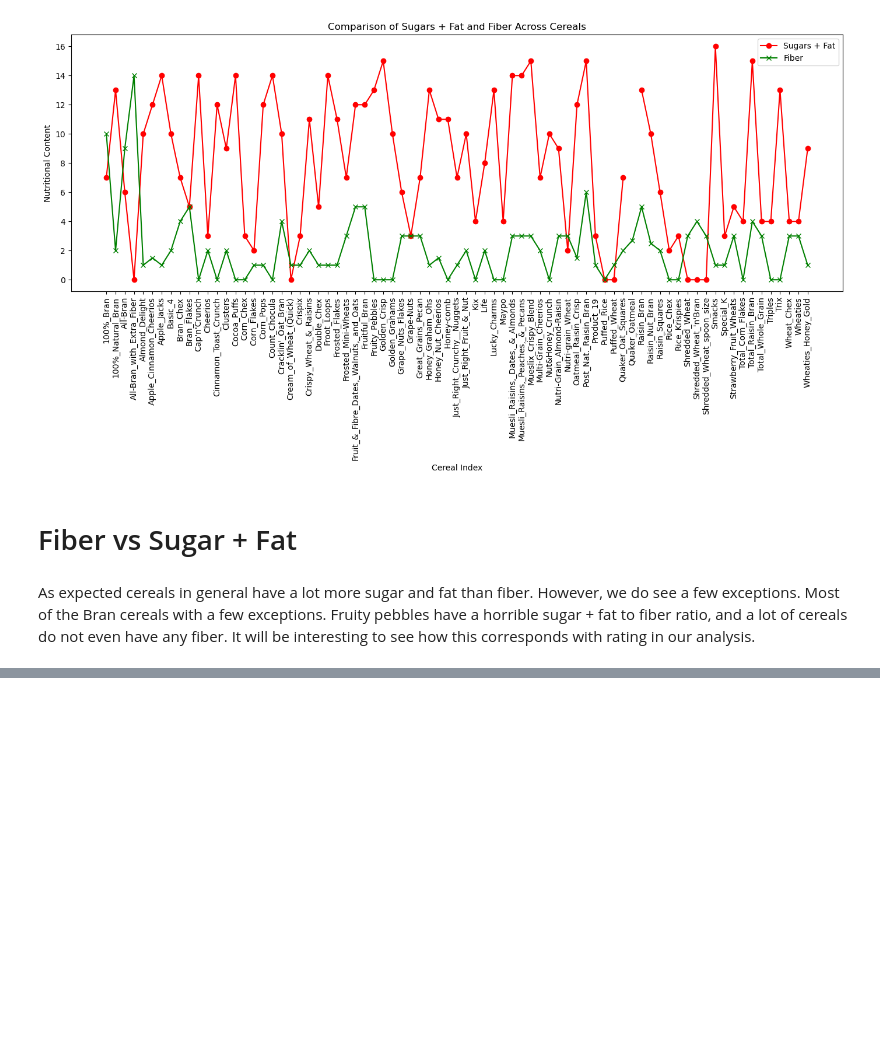
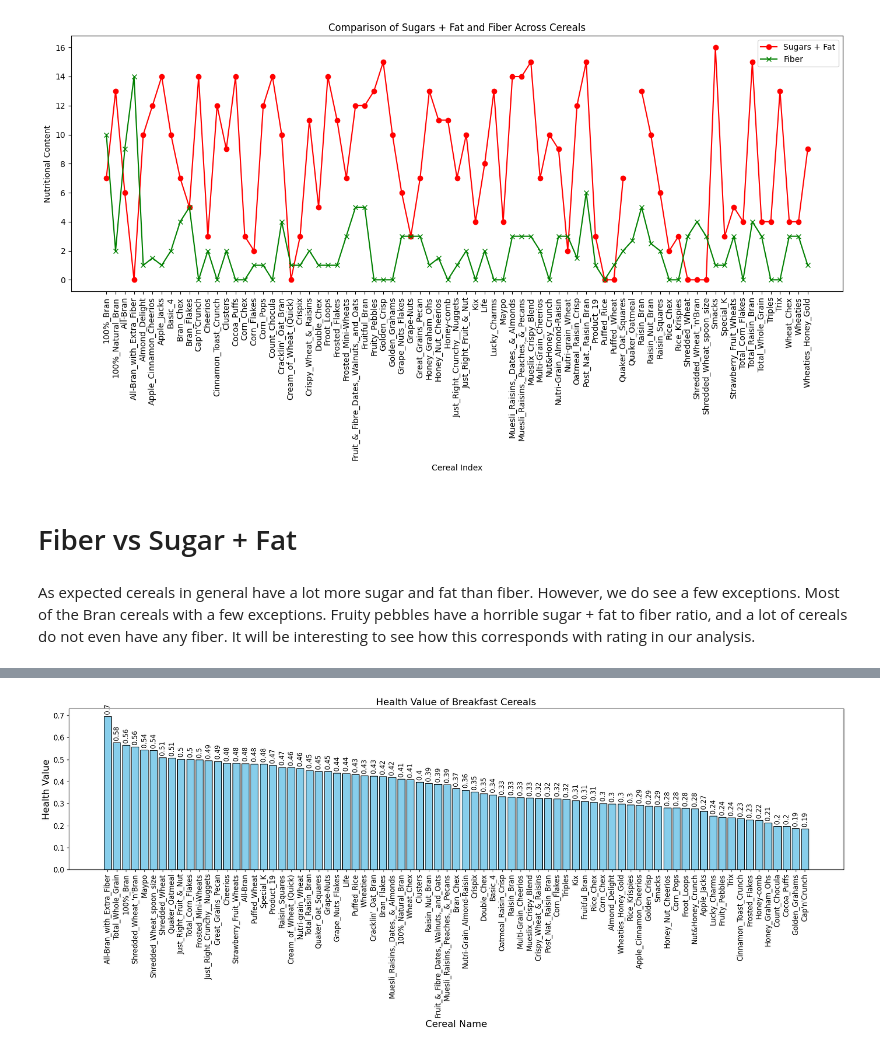
Before and after one commit to rgup17/final_project_cs210, a Jupyter notebook: Visaulizations.ipynb, the cells around one changed output, grey strips where cells are left out. Cells and saved outputs as stored; diff of their text form; code cells hidden in the pictures; blank space fills up the shorter version.

```diff
--- a/Visaulizations.ipynb
+++ b/Visaulizations.ipynb
@@ -2,7 +2,7 @@
 import pandas as pd
 import numpy as np
 from matplotlib import pyplot as plt
-cereal_data = pd.read_csv(r"C:\Users\TaneeshA\Downloads\Breakfast-Cereals.csv")
+cereal_data = pd.read_csv(r"Breakfast-Cereals.csv")
 # %%
 manufacturer_map = {
     'A': 'American Home Food Products',
@@ -205,0 +241,34 @@ As expected cereals in general have a lot more sugar and fat than fiber. However
+# %%
+cereal_data['fiber_norm'] = cereal_data['fiber'] / cereal_data['fiber'].max()
+cereal_data['protein_norm'] = cereal_data['protein'] / cereal_data['protein'].max()
+cereal_data['vitamins_norm'] = cereal_data['vitamins'] / cereal_data['vitamins'].max()
+
+ # Inverted because lower sugar and sodium is healthier
+cereal_data['sugars_norm'] = 1 - cereal_data['sugars'] / cereal_data['sugars'].max()
+cereal_data['sodium_norm'] = 1 - cereal_data['sodium'] / cereal_data['sodium'].max()
+
+# create the 'health_value' column as the average of the normalized columns
+cereal_data['health_value'] = cereal_data[['fiber_norm', 'protein_norm', 'vitamins_norm', 'sugars_norm', 'sodium_norm']].mean(axis=1)
+
+# sort the data by the 'health_value' column
+cereal_data = cereal_data.sort_values('health_value', ascending=False)
+
+# plot the health value of each cereal
+plt.figure(figsize=(19, 8))
+bars = plt.bar(cereal_data['name'], cereal_data['health_value'], color='skyblue', edgecolor='black')
+
+plt.title('Health Value of Breakfast Cereals', fontsize=16)
+plt.xlabel('Cereal Name', fontsize=16)
+plt.ylabel('Health Value', fontsize=16)
+
+plt.xticks(rotation=90, fontsize=12)
+plt.yticks(fontsize=12)
+
+for bar in bars:
+    yval = bar.get_height()
+    plt.text(bar.get_x() + bar.get_width()/2, yval + 0.01, round(yval, 2), ha='center', va='bottom', fontsize=11, rotation=90)
+
+plt.tight_layout()
+plt.show()
+# %% [output]
+[figure, added]
```
Also changed, not shown: parts of 20 cells of this notebook, 3 other files.
